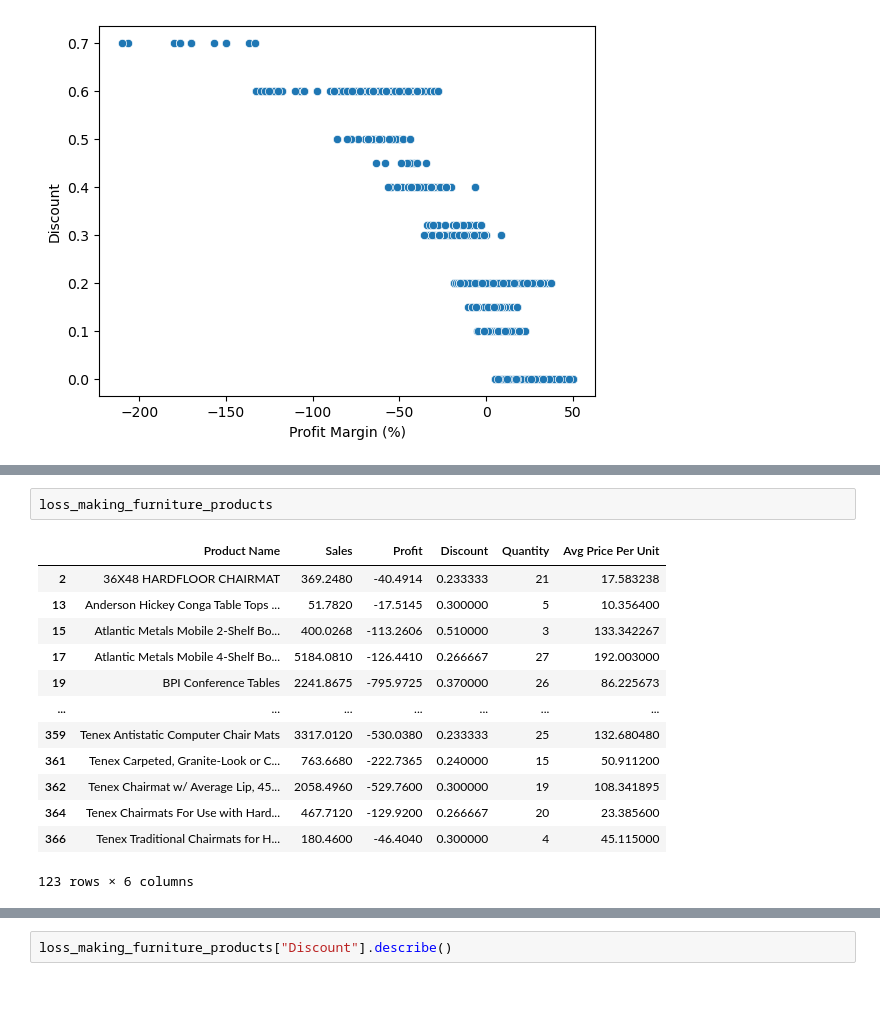
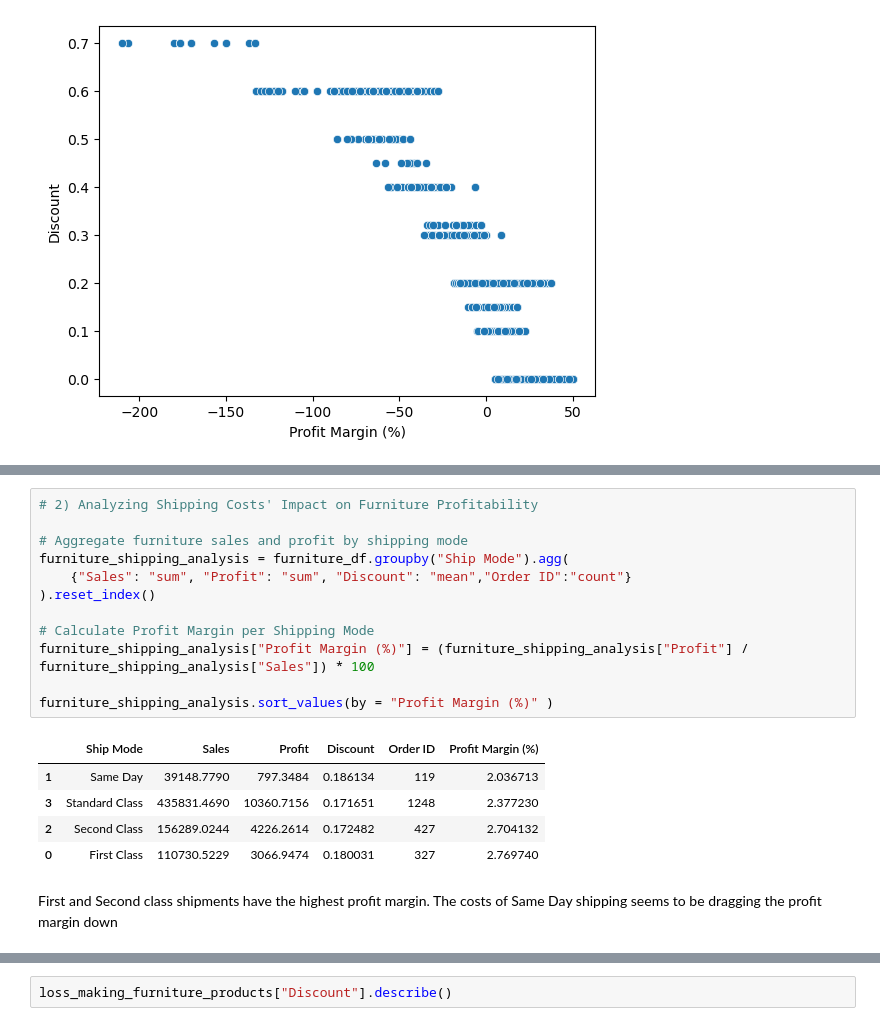
Before and after one commit to pabs-llama/projects, a Jupyter notebook: project_5_ecommerce/ecommerce.ipynb, the cells around one changed output, grey strips where cells are left out. Cells and saved outputs as stored; diff of their text form; blank space fills up the shorter version.

```diff
--- a/project_5_ecommerce/ecommerce.ipynb
+++ b/project_5_ecommerce/ecommerce.ipynb
@@ -1614,16 +1551,20 @@ furniture_shipping_analysis
-# %%
-loss_making_furniture_products
-# %% [output]
-|  | Product Name | Sales | Profit | Discount | Quantity | Avg Price Per Unit |
-| 2 | 36X48 HARDFLOOR CHAIRMAT | 369.2480 | -40.4914 | 0.233333 | 21 | 17.583238 |
-| 13 | Anderson Hickey Conga Table Tops ... | 51.7820 | -17.5145 | 0.300000 | 5 | 10.356400 |
-| 15 | Atlantic Metals Mobile 2-Shelf Bo... | 400.0268 | -113.2606 | 0.510000 | 3 | 133.342267 |
-| 17 | Atlantic Metals Mobile 4-Shelf Bo... | 5184.0810 | -126.4410 | 0.266667 | 27 | 192.003000 |
-| 19 | BPI Conference Tables | 2241.8675 | -795.9725 | 0.370000 | 26 | 86.225673 |
-| ... | ... | ... | ... | ... | ... | ... |
-| 359 | Tenex Antistatic Computer Chair Mats | 3317.0120 | -530.0380 | 0.233333 | 25 | 132.680480 |
-| 361 | Tenex Carpeted, Granite-Look or C... | 763.6680 | -222.7365 | 0.240000 | 15 | 50.911200 |
-| 362 | Tenex Chairmat w/ Average Lip, 45... | 2058.4960 | -529.7600 | 0.300000 | 19 | 108.341895 |
-| 364 | Tenex Chairmats For Use with Hard... | 467.7120 | -129.9200 | 0.266667 | 20 | 23.385600 |
-| 366 | Tenex Traditional Chairmats for H... | 180.4600 | -46.4040 | 0.300000 | 4 | 45.115000 |
-123 rows × 6 columns
+# %%
+# 2) Analyzing Shipping Costs' Impact on Furniture Profitability
+
+# Aggregate furniture sales and profit by shipping mode
+furniture_shipping_analysis = furniture_df.groupby("Ship Mode").agg(
+    {"Sales": "sum", "Profit": "sum", "Discount": "mean","Order ID":"count"}
+).reset_index()
+
+# Calculate Profit Margin per Shipping Mode
+furniture_shipping_analysis["Profit Margin (%)"] = (furniture_shipping_analysis["Profit"] / furniture_shipping_analysis["Sales"]) * 100
+
+furniture_shipping_analysis.sort_values(by = "Profit Margin (%)" )
+# %% [output]
+|  | Ship Mode | Sales | Profit | Discount | Order ID | Profit Margin (%) |
+| 1 | Same Day | 39148.7790 | 797.3484 | 0.186134 | 119 | 2.036713 |
+| 3 | Standard Class | 435831.4690 | 10360.7156 | 0.171651 | 1248 | 2.377230 |
+| 2 | Second Class | 156289.0244 | 4226.2614 | 0.172482 | 427 | 2.704132 |
+| 0 | First Class | 110730.5229 | 3066.9474 | 0.180031 | 327 | 2.769740 |
+# %% [markdown]
+First and Second class shipments have the highest profit margin. The costs of Same Day shipping seems to be dragging the profit margin down
```
Also changed, not shown: parts of 87 cells of this notebook.
